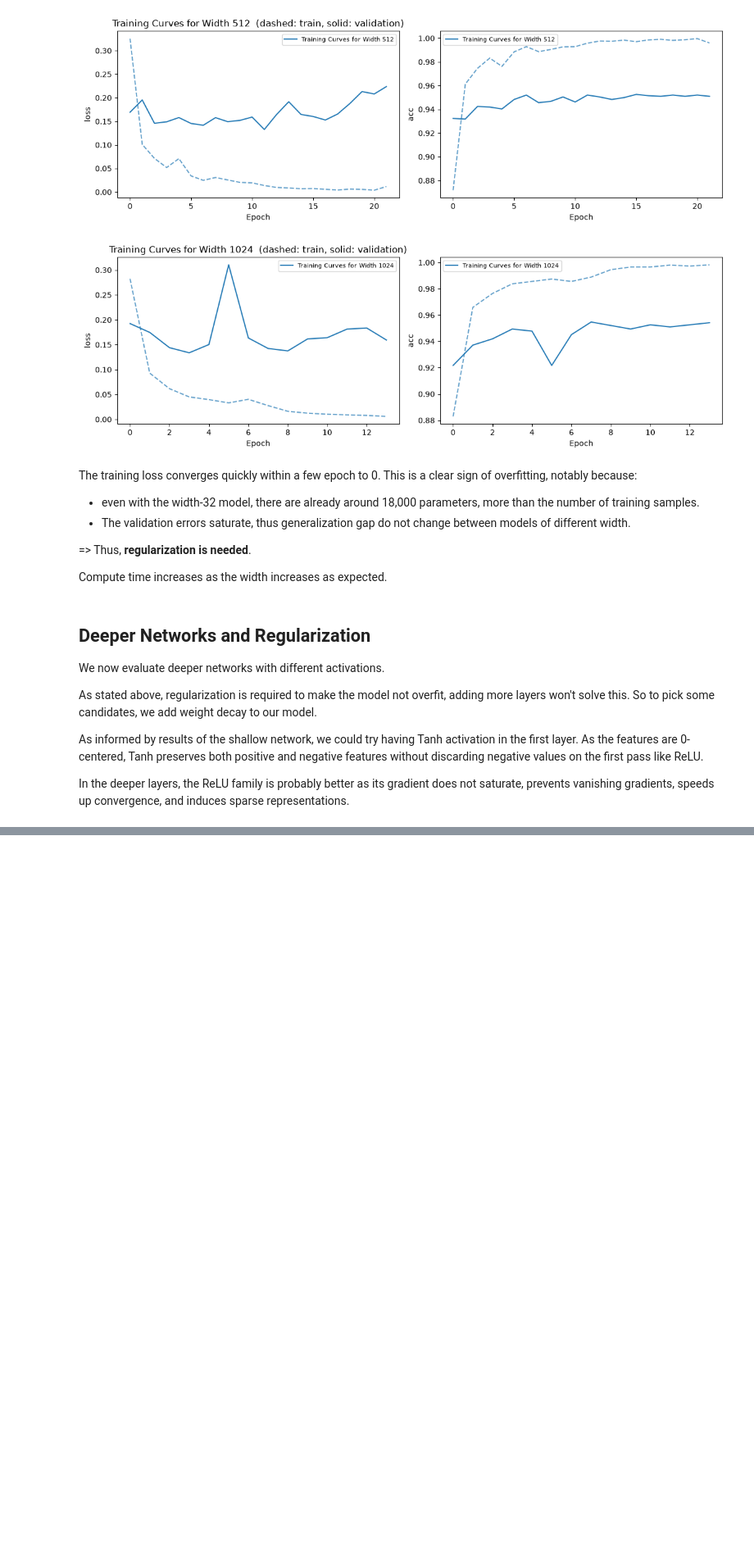
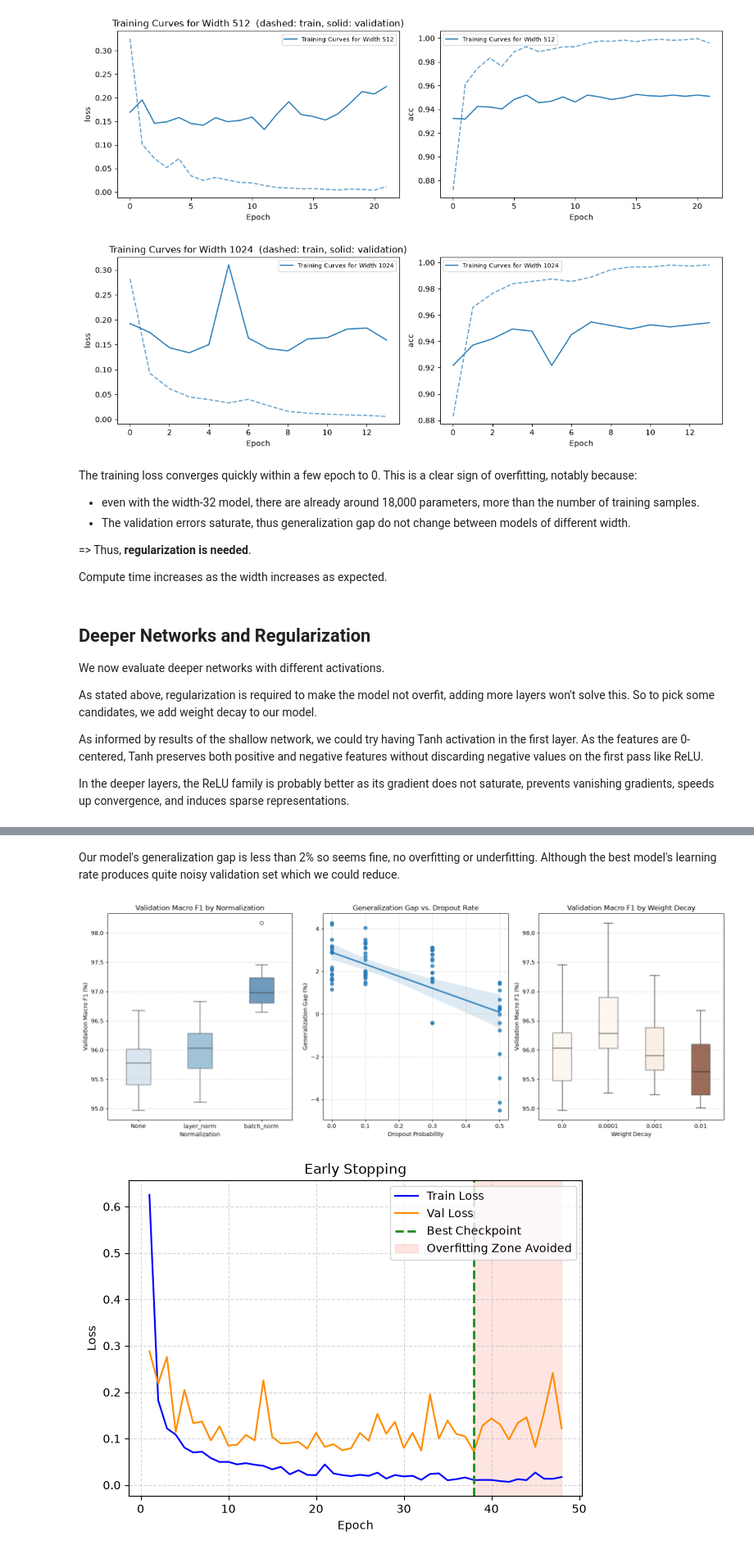
Before and after one commit to LeStolz/HAR-Deep-Learning, a Jupyter notebook: deep.ipynb, the cells around one changed output, grey strips where cells are left out. Shown at 82% size. Saved outputs shown, nothing was run; the diff lists cells and outputs as text; code cells hidden in the pictures; blank space fills up the shorter version.

```diff
--- a/deep.ipynb
+++ b/deep.ipynb
@@ -42,7 +42,7 @@ label_names = [idx_to_label[i] for i in range(len(idx_to_label))]
 Here we define a generic deep MLP for multiple uses.
 # %%
 class DeepMLP(nn.Module):
-    def __init__(self, input_dim=561, hidden_dims=[64], num_classes=6, activations="relu", dropout=0.0, batch_norm=False):
+    def __init__(self, input_dim=561, hidden_dims=[64], num_classes=6, activations="relu", dropout=0.0, norm_type=None):
         super().__init__()
 
         if isinstance(activations, str):
@@ -55,8 +55,11 @@ class DeepMLP(nn.Module):
 
         for h_dim, act_name in zip(hidden_dims, activations):
             layers.append(nn.Linear(prev_dim, h_dim))
-            if batch_norm:
+
+            if norm_type == "batch_norm":
                 layers.append(nn.BatchNorm1d(h_dim))
+            elif norm_type == "layer_norm":
+                layers.append(nn.LayerNorm(h_dim))
 
             act = act_name
             if act == "relu":
@@ -341,0 +446,58 @@ test
+# %% [markdown]
+Our model's generalization gap is less than 2% so seems fine, no overfitting or underfitting. Although the best model's learning rate produces quite noisy validation set which we could reduce.
+# %%
+df_search_runs["Norm"] = df_search_runs["Norm"].fillna("None")
+
+fig, axes = plt.subplots(1, 3, figsize=(16, 6))
+
+# Validation Macro F1 by Normalization Type
+sns.boxplot(
+    data=df_search_runs, x="Norm", y="Val Macro F1 (%)",
+    hue="Norm", palette="Blues", ax=axes[0], legend=False, width=0.4, boxprops=dict(alpha=0.7)
+)
+axes[0].set_title("Validation Macro F1 by Normalization")
+axes[0].set_xlabel("Normalization")
+axes[0].set_ylabel("Validation Macro F1 (%)")
+axes[0].grid(axis="y", linestyle="--", alpha=0.5)
+
+# Generalization Gap by Dropout Rate
+sns.regplot(data=df_search_runs, x="Dropout", y="Gen Gap (%)", ax=axes[1])
+axes[1].set_title("Generalization Gap vs. Dropout Rate")
+axes[1].set_xlabel("Dropout Probability")
+axes[1].set_ylabel("Generalization Gap (%)")
+axes[1].grid(True, linestyle="--", alpha=0.5)
+
+# Validation Macro F1 by Weight Decay
+sns.boxplot(
+    data=df_search_runs, x="Weight Decay", y="Val Macro F1 (%)",
+    hue="Weight Decay", palette="Oranges", ax=axes[2], legend=False, width=0.4, boxprops=dict(alpha=0.7)
+)
+axes[2].set_title("Validation Macro F1 by Weight Decay")
+axes[2].set_xlabel(r"Weight Decay")
+axes[2].set_ylabel("Validation Macro F1 (%)")
+axes[2].grid(axis="y", linestyle="--", alpha=0.5)
+
+plt.tight_layout()
+plt.show()
+
+# Early Stopping (Overfitting Zone Avoided)
+top_cfg_name = df_search_summary.iloc[0]["Architecture"]
+top_hist = histories[top_cfg_name][42]
+best_epoch = top_hist["best_epoch"]
+total_epochs = len(top_hist["train_loss"])
+epochs_range = np.arange(1, total_epochs + 1)
+
+plt.plot(epochs_range, top_hist["train_loss"], label="Train Loss", color="blue")
+plt.plot(epochs_range, top_hist["val_loss"], label="Val Loss", color="darkorange")
+plt.axvline(best_epoch, color="forestgreen", ls="--", lw=2, label=f"Best Checkpoint")
+plt.axvspan(best_epoch, total_epochs, color="salmon", alpha=0.2, label="Overfitting Zone Avoided")
+plt.title("Early Stopping")
+plt.xlabel("Epoch")
+plt.ylabel("Loss")
+plt.legend(loc="upper right")
+plt.grid(True, linestyle="--", alpha=0.5)
+plt.tight_layout()
+plt.show()
+# %% [output]
+[figure, added]
+[figure, added]
```
Also changed, not shown: parts of 18 cells of this notebook, 5 other files.
